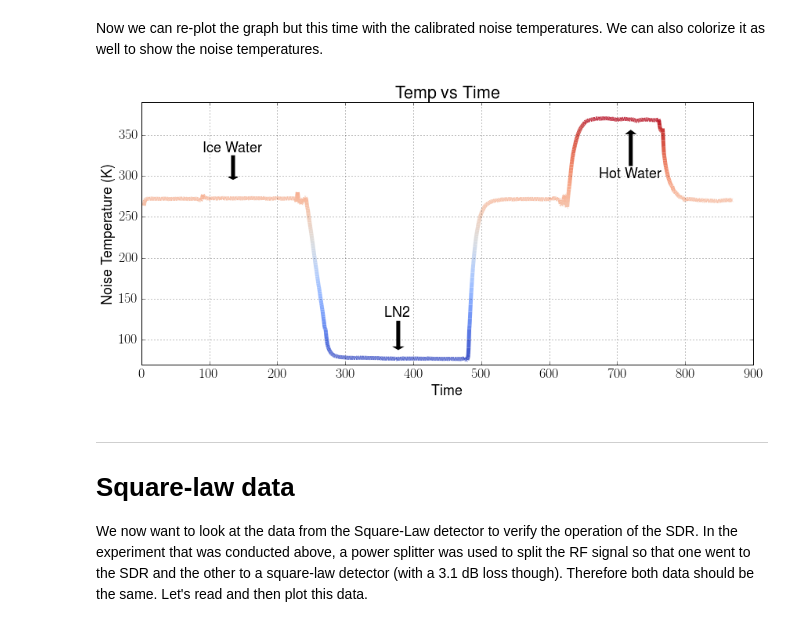
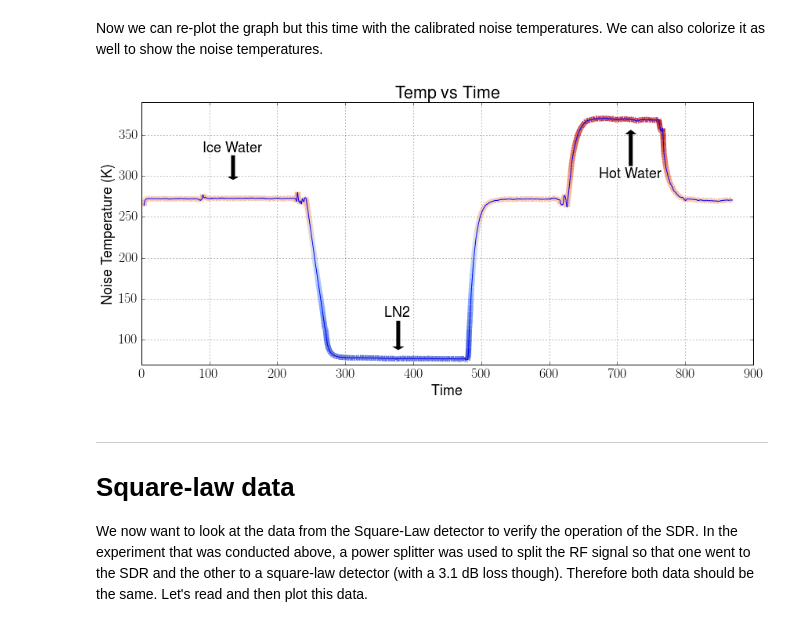
Before and after one commit to matgyver/Radiometer-SDR-Thesis, a Jupyter notebook: Experiments/Exp1/radiometer_experiment_1.ipynb, the cells around one changed output. Drawn from its saved outputs; the diff is of its cells as text; code cells hidden in the pictures.

```diff
--- a/Experiments/Exp1/radiometer_experiment_1.ipynb
+++ b/Experiments/Exp1/radiometer_experiment_1.ipynb
@@ -93,7 +93,7 @@ f = numpy.trim_zeros(f)
 # %% [markdown]
 Create an index array for plotting.  Also, since we know the interval the data is taken, we can convert this to an actual time.  This now gives us a time scale in our graphs.
 # %%
-y = numpy.linspace(0,(len(f)*.49),numpy.size(f))
+timedata = numpy.linspace(0,(len(f)*.49),numpy.size(f))
 # %% [markdown]
 ## Plot the data
 Let's begin by plotting the data from the Software defined radio.  The total power readings we get from the software defined radio are technically unitless because they are not calibrated to anything.  However, for convience we will refer to these as rQ values which carry no units.  As stated earlier, we also have a time index that will be in seconds.
@@ -199,41 +199,41 @@ fig = plt.figure(figsize=(14,6), dpi=300)
 # %% [markdown]
 Now we apply these values to the array that holds our raw rQ values
 # %%
-g = f*z[0]+z[1]
+sdrdata = f*z[0]+z[1]
 # %% [markdown]
 Now we can re-plot the graph but this time with the calibrated noise temperatures.  We can also colorize it as well to show the noise temperatures.
 # %%
 m = interp1d([70,375],[0,1])
-g = g[(4*2):]
-y = y[(4*2):]
+g = sdrdata[(4*2):]
+y = timedata[(4*2):]
 # %%
 fig = plt.figure(figsize=(14,6), dpi=300)
-#plot(y,g)
-colorline(y,g,m(g),linewidth=5,cmap='coolwarm')
+plot(y,g)
+colorline(y,g,m(g),linewidth=7,cmap='coolwarm')
 xlabel('Time')
 ylabel('Noise Temperature (K)')
 title('Temp vs Time')
 grid(True)
 axis([0, 900, 70, 390])
 plt.annotate('Ice Water', xy=(.15, .7),  xycoords='axes fraction',
                 xytext=(0.15, 0.85), textcoords='axes fraction',
                 arrowprops=dict(facecolor='black', shrink=0.05),
                 horizontalalignment='center', verticalalignment='top',
                 )
 plt.annotate('LN2', xy=(.42, .05),  xycoords='axes fraction',
                 xytext=(0.42, 0.22), textcoords='axes fraction',
                 arrowprops=dict(facecolor='black', shrink=0.05),
                 horizontalalignment='center', verticalalignment='top',
                 )
 plt.annotate('Hot Water', xy=(.8, .9),  xycoords='axes fraction',
                 xytext=(0.8, 0.75), textcoords='axes fraction',
                 arrowprops=dict(facecolor='black', shrink=0.05),
                 horizontalalignment='center', verticalalignment='top',
                 )
 fig.savefig("sdr_calibrated_color.pdf", dpi=300)
 fig.savefig("sdr_calibrated_color.png", dpi=300)
 # %% [output]
-[figure, old version]
+[figure, new version]
 # %% [markdown]
 - - -
 # Square-law data
```
Also changed, not shown: parts of 6 cells of this notebook, 16 other files.
